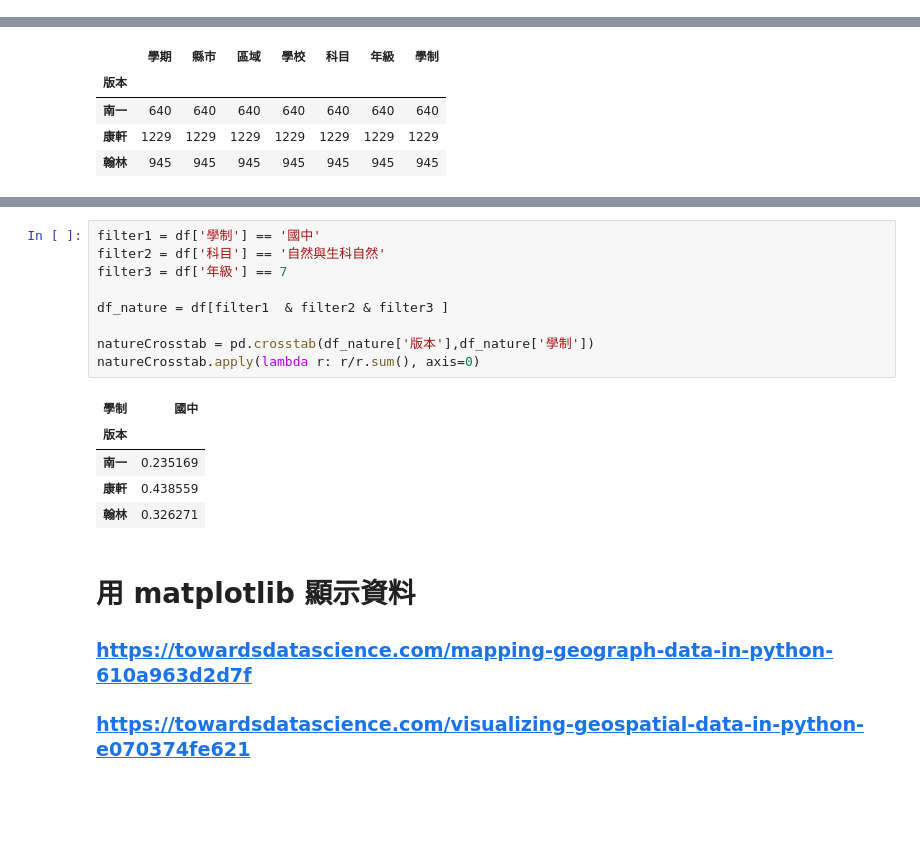
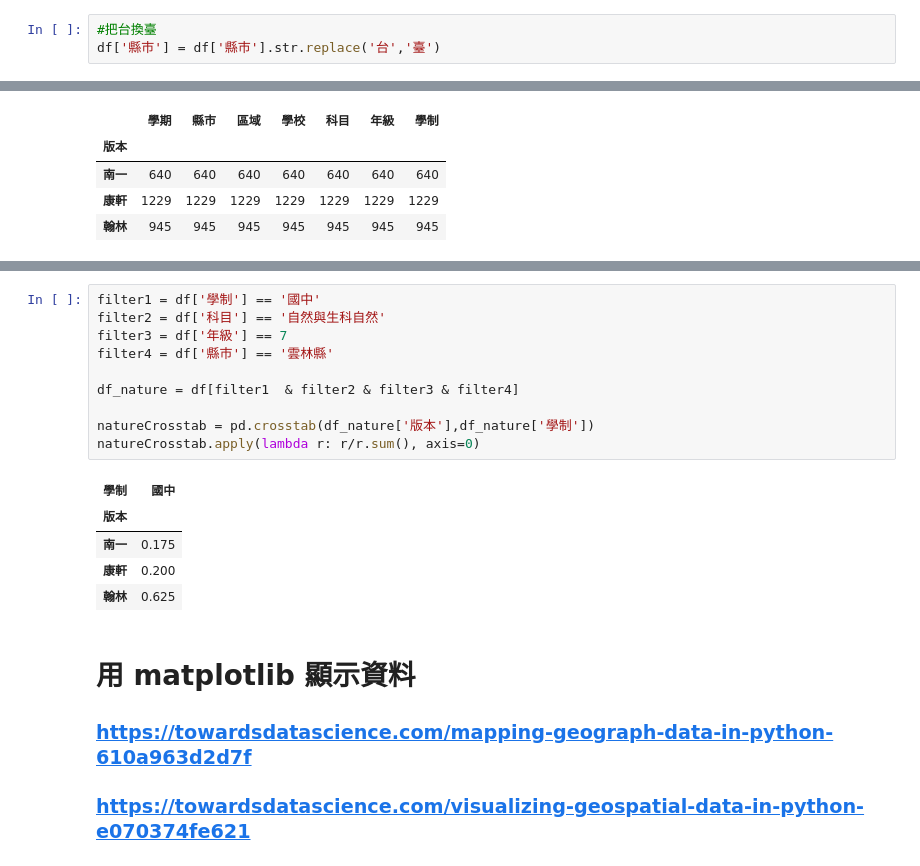
Before and after one commit to ChihHsiangChien/textbookMarketShare, a Jupyter notebook: 1_爬康軒網站.ipynb, the cells around one changed output, grey strips where cells are left out. Cells and saved outputs as stored; diff of their text form; blank space fills up the shorter version.

```diff
--- a/1_爬康軒網站.ipynb
+++ b/1_爬康軒網站.ipynb
@@ -331,3 +331,6 @@ df.groupby('版本').count()
 | 南一 | 26622 | 26622 | 26622 | 26622 | 26622 | 26622 | 26622 |
 | 康軒 | 50920 | 50920 | 50920 | 50920 | 50920 | 50920 | 50920 |
 | 翰林 | 37111 | 37111 | 37111 | 37111 | 37111 | 37111 | 37111 |
+# %%
+#把台換臺
+df['縣市'] = df['縣市'].str.replace('台','臺')
@@ -382,18 +370,19 @@ cityTable
 # %%
 filter1 = df['學制'] == '國中'
 filter2 = df['科目'] == '自然與生科自然'
 filter3 = df['年級'] == 7
+filter4 = df['縣市'] == '雲林縣'
 
-df_nature = df[filter1  & filter2 & filter3 ]
+df_nature = df[filter1  & filter2 & filter3 & filter4]
 
 natureCrosstab = pd.crosstab(df_nature['版本'],df_nature['學制'])
 natureCrosstab.apply(lambda r: r/r.sum(), axis=0)
 # %% [output]
 | 學制 | 國中 |
 | 版本 |  |
-| 南一 | 0.235169 |
-| 康軒 | 0.438559 |
-| 翰林 | 0.326271 |
+| 南一 | 0.175 |
+| 康軒 | 0.200 |
+| 翰林 | 0.625 |
 # %% [markdown]
 # 用 matplotlib 顯示資料
 ### https://towardsdatascience.com/mapping-geograph-data-in-python-610a963d2d7f
```
Also changed, not shown: parts of 2 cells of this notebook, 15 other files.
